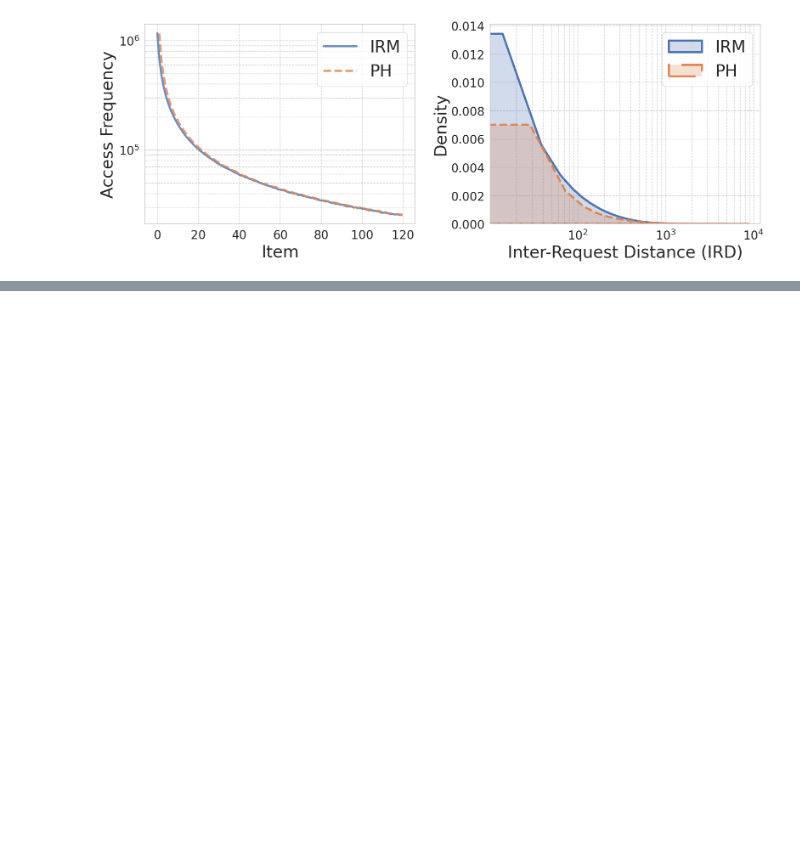
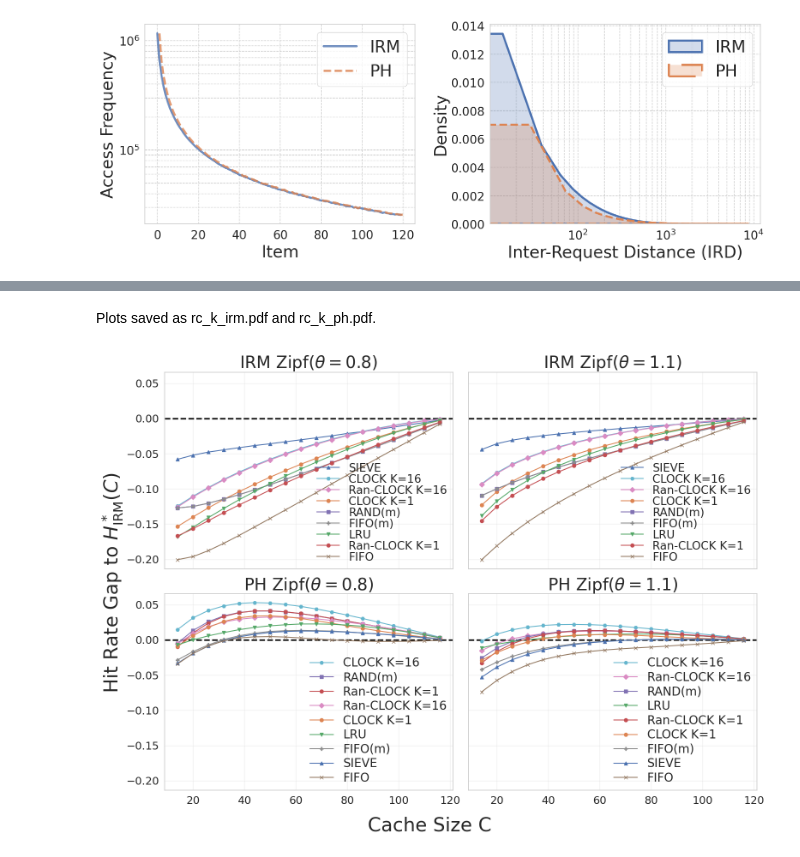
Before and after one commit to Effygal/cache-modeling, a Jupyter notebook: mrc-analysis2.ipynb, the cells around one changed output, grey strips where cells are left out. Cells and saved outputs as stored; diff of their text form; code cells hidden in the pictures; blank space fills up the shorter version.

```diff
--- a/mrc-analysis2.ipynb
+++ b/mrc-analysis2.ipynb
@@ -890,0 +1285,14 @@ True
+# %% [markdown]
+Plots saved as rc_k_irm.pdf and rc_k_ph.pdf.
+# %%
+def p_vec(theta, n):
+    ranks = np.arange(1, n + 1, dtype=float)
+    p = 1.0 / np.power(ranks, theta)
+    p /= p.sum()
+    return np.cumsum(p)
+
+def ub_dist(cache_sizes, hit_rates, p):
+    cache_sizes = np.asarray(cache_sizes, dtype=int)
+    ub = p[cache_sizes-1]
+    dist = np.asarray(hit_rates) - ub
+    return dist
@@ -890,0 +1535,48 @@ True
+# %%
+
+fig, axes = plt.subplots(2, 2, figsize=(16, 12), sharex=True, sharey=True)
+(ax_irm08, ax_irm11), (ax_ph08, ax_ph11) = axes
+
+def style_ax(ax, title):
+    ax.tick_params(axis='both', labelsize=18)
+    ax.axhline(0, color='black', linestyle='--', linewidth=2.5)
+    ax.set_title(title, fontsize=28)
+    ax.grid(True)
+
+style_ax(ax_ph08, 'PH Zipf($\\theta = 0.8$)')
+style_ax(ax_ph11, 'PH Zipf($\\theta = 1.1$)')
+style_ax(ax_irm08, 'IRM Zipf($\\theta = 0.8$)')
+style_ax(ax_irm11, 'IRM Zipf($\\theta = 1.1$)')
+
+
+for key, color, marker, c_vals in entries_irm_08:
+    abs_dist = dist_irm_08[key]
+    ax_irm08.plot(c_vals[2:], abs_dist[2:], marker=marker, label=key, color=color)
+ax_irm08.legend(fontsize=19, frameon=False, borderpad=0.0, labelspacing=0.0)
+ax_irm08.grid(True, alpha=0.3)
+
+for key, color, marker, c_vals in entries_irm_11:
+    abs_dist = dist_irm_11[key]
+    ax_irm11.plot(c_vals[2:], abs_dist[2:], marker=marker, label=key, color=color)
+ax_irm11.legend(fontsize=19, frameon=False, borderpad=0.0, labelspacing=0.0)
+ax_irm11.grid(True, alpha=0.3)
+
+for key, color, marker, c_vals in entries_ph_08:
+    abs_dist = dist_ph_08[key]
+    ax_ph08.plot(c_vals[2:], abs_dist[2:], marker=marker, label=key, color=color)
+ax_ph08.legend(fontsize=20, frameon=False, borderpad=0.0, labelspacing=0.2, loc = 'lower right')
+ax_ph08.grid(True, alpha=0.3)
+
+for key, color, marker, c_vals in entries_ph_11:
+    abs_dist = dist_ph_11[key]
+    ax_ph11.plot(c_vals[2:], abs_dist[2:], marker=marker, label=key, color=color)
+ax_ph11.legend(fontsize=20, frameon=False, borderpad=0.0, labelspacing=0.2, loc = 'lower right')
+ax_ph11.grid(True, alpha=0.3)
+
+fig.supxlabel('Cache Size C', fontsize=32)
+fig.supylabel('Hit Rate Gap to $H^*_{\mathrm{IRM}}(C)$', fontsize=32)
+fig.tight_layout(rect=[0, 0, 1, 0.96])
+fig.savefig('mrcs_ph_irm_dist_combined.pdf', bbox_inches='tight', format='pdf')
+plt.show()
+# %% [output]
+[figure, added]
```
Also changed, not shown: parts of 48 cells of this notebook, 2 other files.
